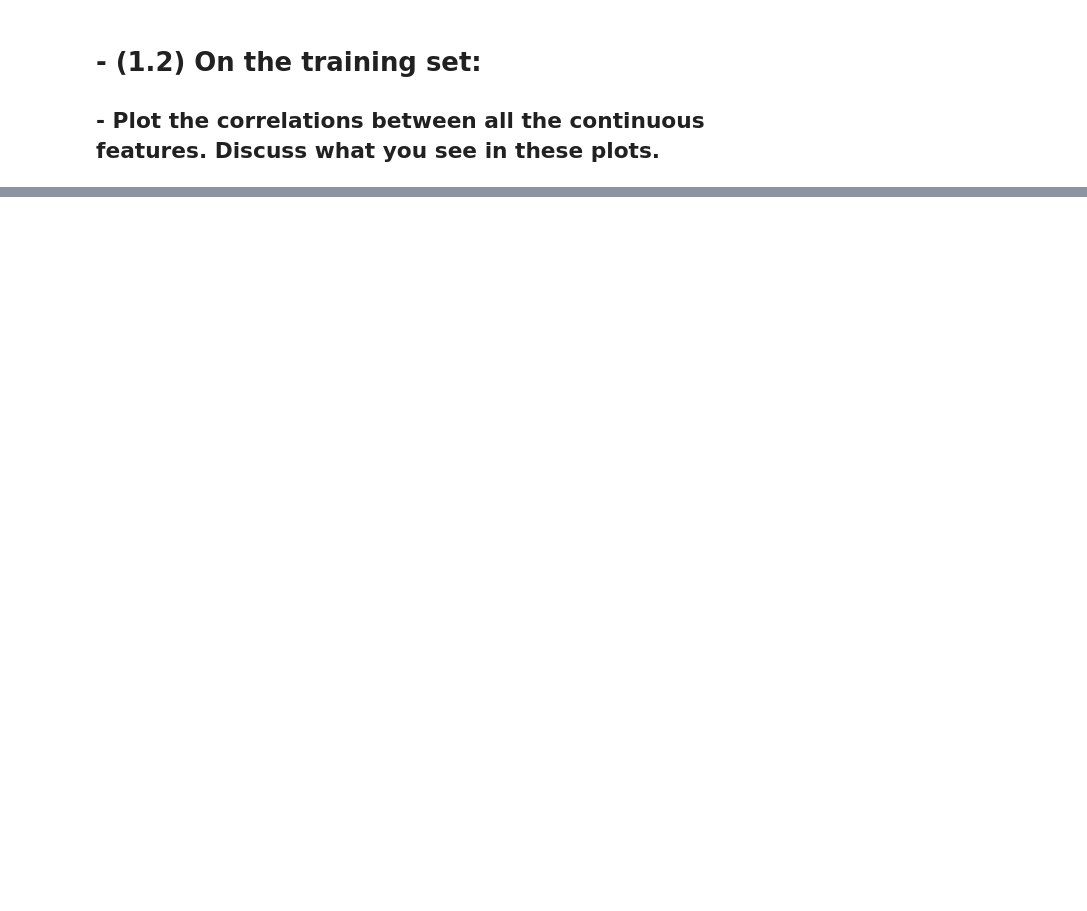
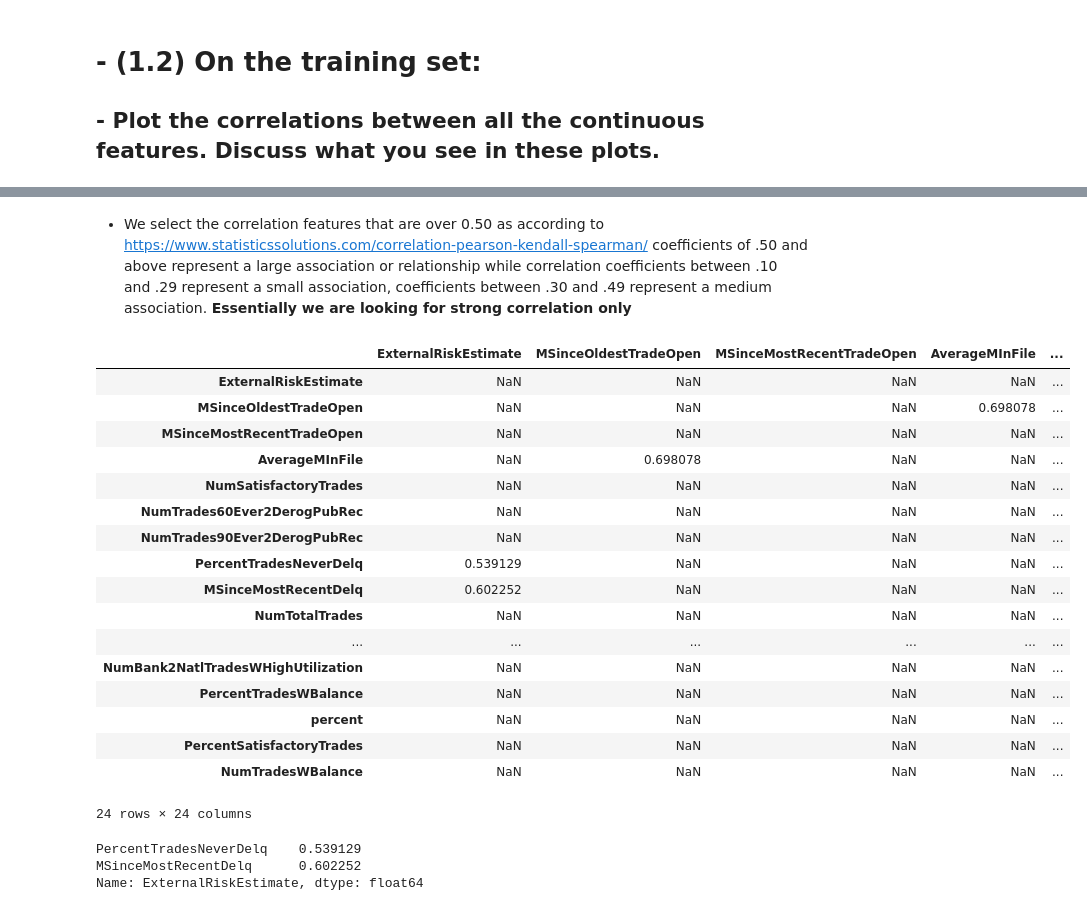
Before and after one commit to Miguelmargar/jupyter-notebook-work, a Jupyter notebook: Data Analytics/Assignment 2/Miguel_Martinez_00021466_Homework2.ipynb, the cells around one changed output, grey strips where cells are left out. Saved outputs shown, nothing was run; the diff lists cells and outputs as text; code cells hidden in the pictures; blank space fills up the shorter version.

```diff
--- a/Data Analytics/Assignment 2/Miguel_Martinez_00021466_Homework2.ipynb
+++ b/Data Analytics/Assignment 2/Miguel_Martinez_00021466_Homework2.ipynb
@@ -248,0 +216,32 @@ df_continuous_columns.plot(kind='scatter', x='AverageMInFile', y='MSinceOldestTr
+# %% [markdown]
+- We select the correlation features that are over 0.50 as according to https://www.statisticssolutions.com/correlation-pearson-kendall-spearman/ coefficients of .50 and above represent a large association or relationship while correlation coefficients between .10 and .29 represent a small association, coefficients between .30 and .49 represent a medium association. **Essentially we are looking for strong correlation only**
+# %%
+# We select the correlation features that are over 0.50 as according to
+
+relevant_features = corr[(corr > 0.5) & (corr<1)]
+relevant_features
+# %% [output]
+|  | ExternalRiskEstimate | MSinceOldestTradeOpen | MSinceMostRecentTradeOpen | AverageMInFile | ... |
+| ExternalRiskEstimate | NaN | NaN | NaN | NaN | ... |
+| MSinceOldestTradeOpen | NaN | NaN | NaN | 0.698078 | ... |
+| MSinceMostRecentTradeOpen | NaN | NaN | NaN | NaN | ... |
+| AverageMInFile | NaN | 0.698078 | NaN | NaN | ... |
+| NumSatisfactoryTrades | NaN | NaN | NaN | NaN | ... |
+| NumTrades60Ever2DerogPubRec | NaN | NaN | NaN | NaN | ... |
+| NumTrades90Ever2DerogPubRec | NaN | NaN | NaN | NaN | ... |
+| PercentTradesNeverDelq | 0.539129 | NaN | NaN | NaN | ... |
+| MSinceMostRecentDelq | 0.602252 | NaN | NaN | NaN | ... |
+| NumTotalTrades | NaN | NaN | NaN | NaN | ... |
+| ... | ... | ... | ... | ... | ... |
+| NumBank2NatlTradesWHighUtilization | NaN | NaN | NaN | NaN | ... |
+| PercentTradesWBalance | NaN | NaN | NaN | NaN | ... |
+| percent | NaN | NaN | NaN | NaN | ... |
+| PercentSatisfactoryTrades | NaN | NaN | NaN | NaN | ... |
+| NumTradesWBalance | NaN | NaN | NaN | NaN | ... |
+24 rows × 24 columns
+# %%
+relevant_features[relevant_features[relevant_features.columns[0]].isna()==False][relevant_features.columns[0]]
+# %% [output]
+PercentTradesNeverDelq    0.539129
+MSinceMostRecentDelq      0.602252
+Name: ExternalRiskEstimate, dtype: float64
```
Also changed, not shown: parts of 23 cells of this notebook, 20 other files.
